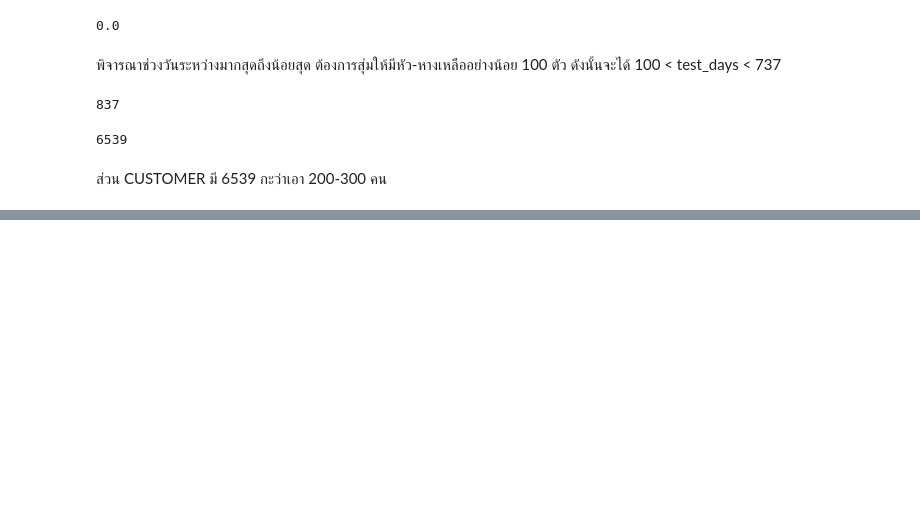
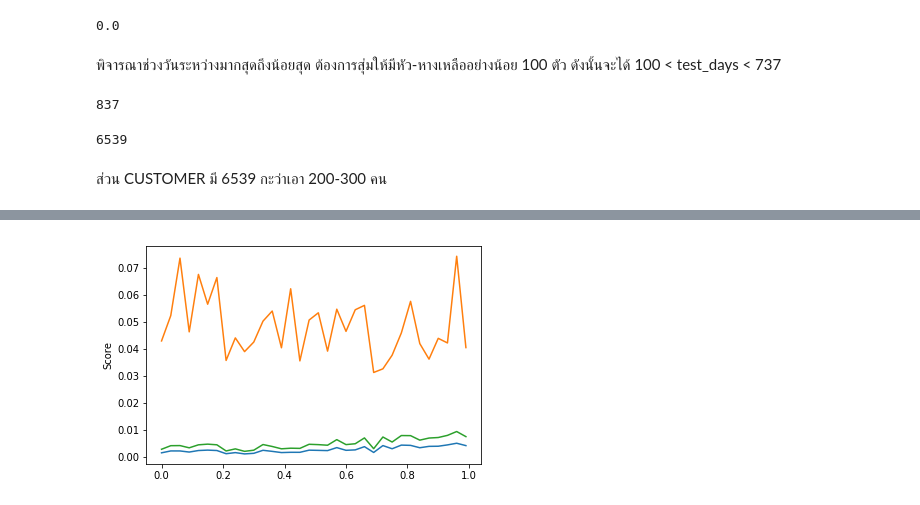
Before and after one commit to Kanbc/recommender-systems, a Jupyter notebook: 6_tune_the_system/collaborative-filtering/item-based/sb_data.ipynb, the cells around one changed output, grey strips where cells are left out. Drawn from its saved outputs; the diff is of its cells as text; code cells hidden in the pictures; blank space fills up the shorter version.

```diff
--- a/6_tune_the_system/collaborative-filtering/item-based/sb_data.ipynb
+++ b/6_tune_the_system/collaborative-filtering/item-based/sb_data.ipynb
@@ -337,0 +387,8 @@ np.nanmean(F1score)
+# %%
+import matplotlib.pyplot as plt
+
+plt.plot(x_plot, precision_plot, x_plot, recall_plot, x_plot, f1_score_plot)
+plt.ylabel('Score')
+plt.show()
+# %% [output]
+[figure, added]
```
Also changed, not shown: parts of 19 cells of this notebook.
